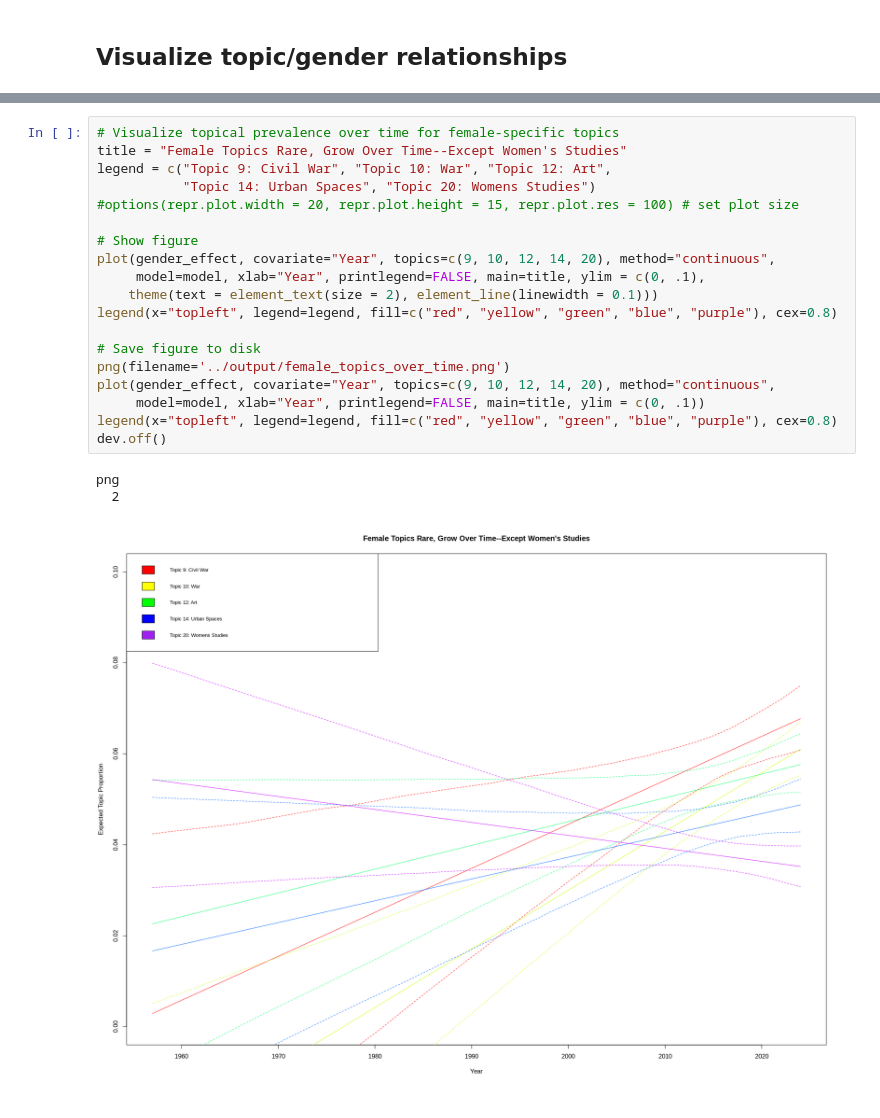
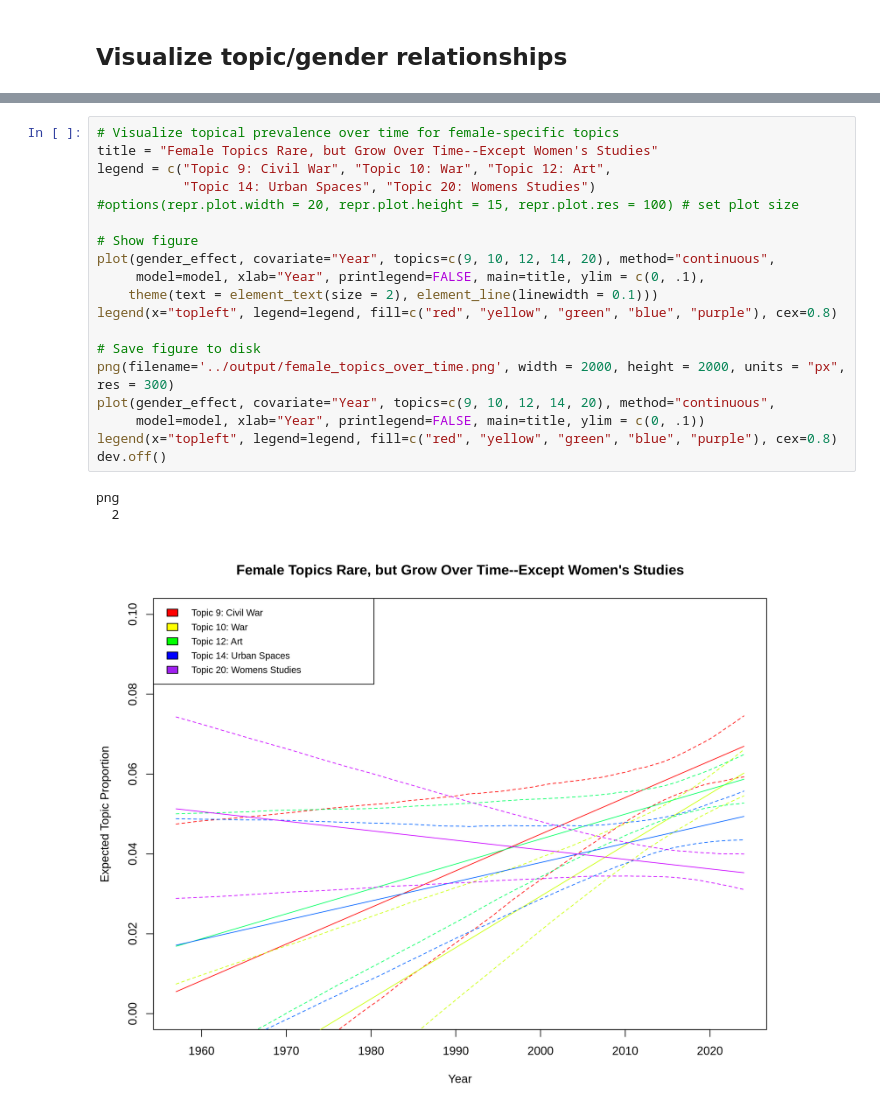
Before and after one commit to jhaber-zz/neh-nlp, a Jupyter notebook: code/topic_modeling.ipynb, the cells around one changed output, grey strips where cells are left out. Cells and saved outputs as stored; diff of their text form.

```diff
--- a/code/topic_modeling.ipynb
+++ b/code/topic_modeling.ipynb
@@ -323,26 +322,26 @@ png
 # %%
 # Visualize topical prevalence over time for female-specific topics
-title = "Female Topics Rare, Grow Over Time--Except Women's Studies"
+title = "Female Topics Rare, but Grow Over Time--Except Women's Studies"
 legend = c("Topic 9: Civil War", "Topic 10: War", "Topic 12: Art",
            "Topic 14: Urban Spaces", "Topic 20: Womens Studies")
 #options(repr.plot.width = 20, repr.plot.height = 15, repr.plot.res = 100) # set plot size
 
 # Show figure
 plot(gender_effect, covariate="Year", topics=c(9, 10, 12, 14, 20), method="continuous",
      model=model, xlab="Year", printlegend=FALSE, main=title, ylim = c(0, .1),
     theme(text = element_text(size = 2), element_line(linewidth = 0.1)))
 legend(x="topleft", legend=legend, fill=c("red", "yellow", "green", "blue", "purple"), cex=0.8)
 
 # Save figure to disk
-png(filename='../output/female_topics_over_time.png')
+png(filename='../output/female_topics_over_time.png', width = 2000, height = 2000, units = "px", res = 300)
 plot(gender_effect, covariate="Year", topics=c(9, 10, 12, 14, 20), method="continuous",
      model=model, xlab="Year", printlegend=FALSE, main=title, ylim = c(0, .1))
 legend(x="topleft", legend=legend, fill=c("red", "yellow", "green", "blue", "purple"), cex=0.8)
 dev.off()
 # %% [output]
 png
   2
-[figure, old version]
+[figure, new version]
 # %%
 # Visualize topical prevalence over time for male-specific topics
 title = "Male Topics Common, but Decline Over Time--esp. Music & Writing"
```
Also changed, not shown: parts of 17 cells of this notebook, 10 other files.
